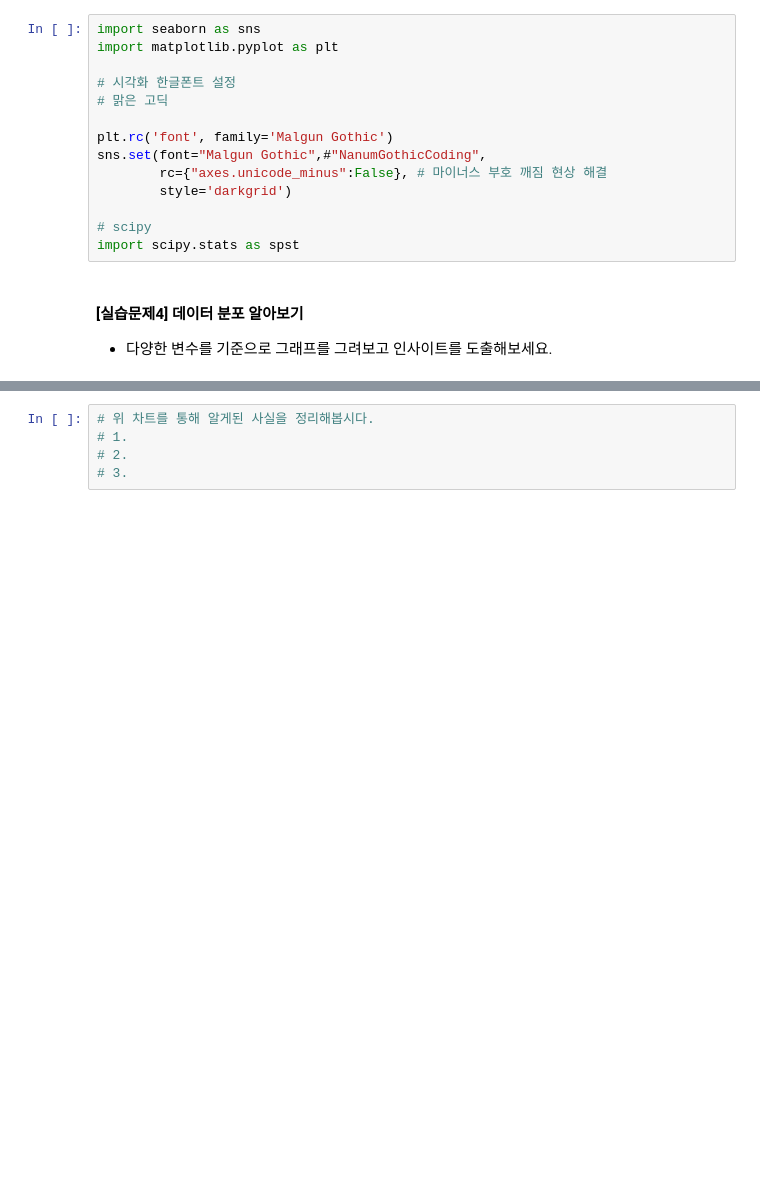
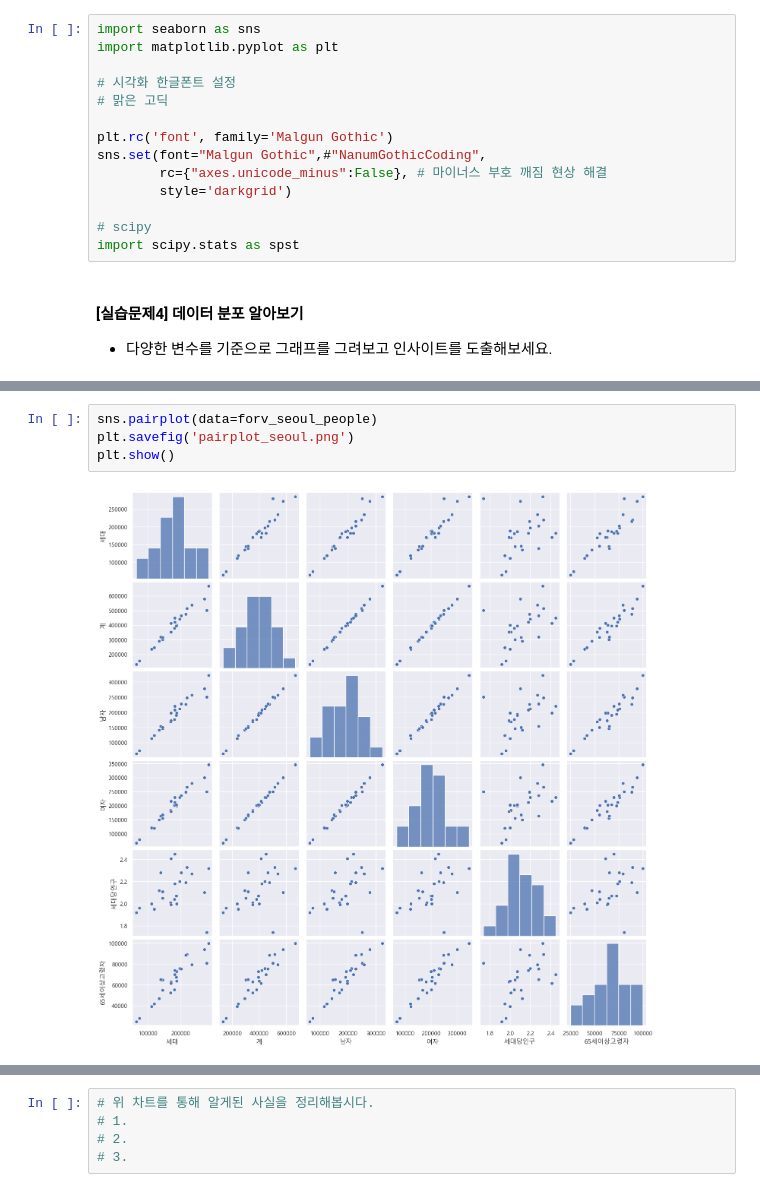
Before and after one commit to op-6160/AIVLE, a Jupyter notebook: 0213_MiniProject_1/1.3 데이터 불러오기 및 분석(EDA)_1차_주민등록데이터.ipynb, the cells around one changed output, grey strips where cells are left out. Saved outputs shown, nothing was run; the diff lists cells and outputs as text; blank space fills up the shorter version.

```diff
--- a/0213_MiniProject_1/1.3 데이터 불러오기 및 분석(EDA)_1차_주민등록데이터.ipynb
+++ b/0213_MiniProject_1/1.3 데이터 불러오기 및 분석(EDA)_1차_주민등록데이터.ipynb
@@ -148,2 +205,8 @@ plt.show()
+# %%
+sns.pairplot(data=forv_seoul_people)
+plt.savefig('pairplot_seoul.png')
+plt.show()
+# %% [output]
+[figure, added]
 # %%
 # 아래에 실습코드를 작성하고 결과를 확인합니다.
```
Also changed, not shown: parts of 13 cells of this notebook, 7 other files.
